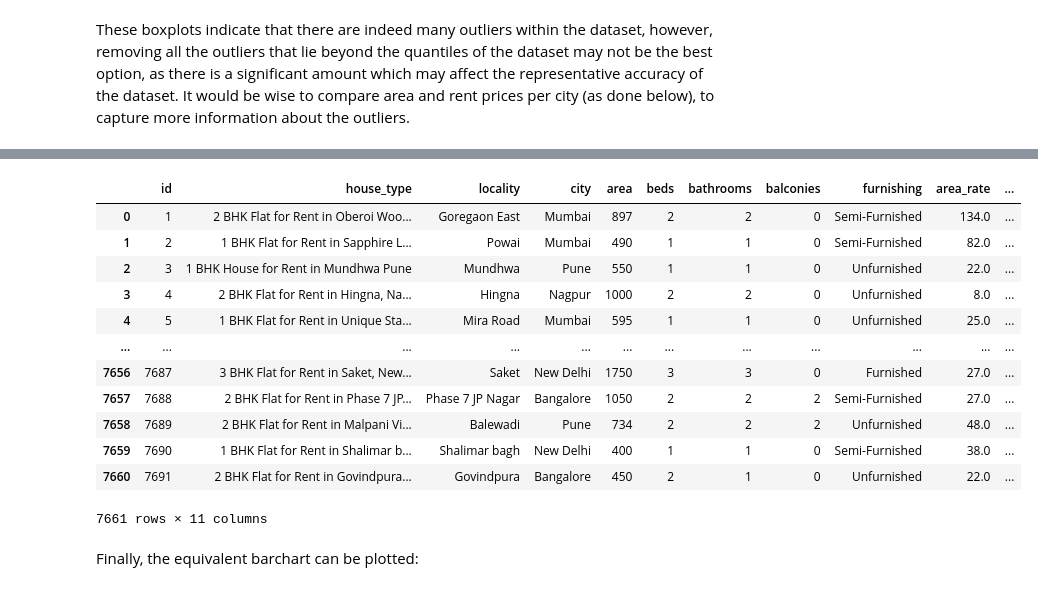
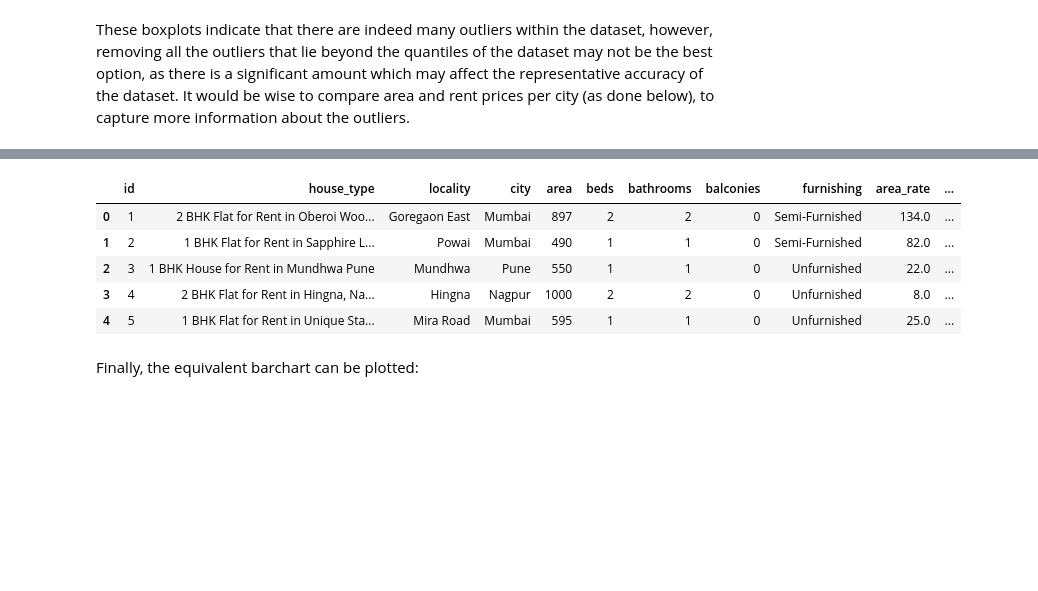
Before and after one commit to majdyousof/machine-learning-coursework, a Jupyter notebook: 02061161_code.ipynb, the cells around one changed output, grey strips where cells are left out. Cells and saved outputs as stored; diff of their text form; code cells hidden in the pictures; blank space fills up the shorter version.

```diff
--- a/02061161_code.ipynb
+++ b/02061161_code.ipynb
@@ -130,7 +130,7 @@ These boxplots indicate that there are indeed many outliers within the dataset,
 cities = data['city'].unique()
 
 # initialising the thresholds for rent and area (explanation in the next cell)
-rentthresholds = {'Mumbai': 1100000, 'Bangalore': 600000, 'New Delhi': 600000, 'Pune': 1e30, 'Nagpur': 1e30} # 1e30 is a very large number
+rentthresholds = {'Mumbai': 600000, 'Bangalore': 600000, 'New Delhi': 600000, 'Pune': 1e30, 'Nagpur': 1e30} # 1e30 is a very large number
 areathresholds = {'Mumbai': 5000, 'Bangalore': 10000, 'New Delhi': 6000, 'Pune': 5000, 'Nagpur': 3000}
 
 # Create a figure and subplots with a grid of 1 row and len(cities) columns
@@ -171,22 +171,15 @@ It is important to note that these values were ***not numerically calculated.***
 # %%
 # filtering the data based on the thresholds
 data_filtered = data.copy()
 data_filtered = data_filtered[data_filtered.apply(lambda x: x['rent'] <= rentthresholds[x['city']] and x['area'] <= areathresholds[x['city']], axis=1)].reset_index(drop=True)
-data_filtered
+data_filtered.head()
 # %% [output]
 |  | id | house_type | locality | city | area | beds | bathrooms | balconies | furnishing | area_rate | ... |
 | 0 | 1 | 2 BHK Flat for Rent in Oberoi Woo... | Goregaon East | Mumbai | 897 | 2 | 2 | 0 | Semi-Furnished | 134.0 | ... |
 | 1 | 2 | 1 BHK Flat for Rent in Sapphire L... | Powai | Mumbai | 490 | 1 | 1 | 0 | Semi-Furnished | 82.0 | ... |
 | 2 | 3 | 1 BHK House for Rent in Mundhwa Pune | Mundhwa | Pune | 550 | 1 | 1 | 0 | Unfurnished | 22.0 | ... |
 | 3 | 4 | 2 BHK Flat for Rent in Hingna, Na... | Hingna | Nagpur | 1000 | 2 | 2 | 0 | Unfurnished | 8.0 | ... |
 | 4 | 5 | 1 BHK Flat for Rent in Unique Sta... | Mira Road | Mumbai | 595 | 1 | 1 | 0 | Unfurnished | 25.0 | ... |
-| ... | ... | ... | ... | ... | ... | ... | ... | ... | ... | ... | ... |
-| 7656 | 7687 | 3 BHK Flat for Rent in Saket, New... | Saket | New Delhi | 1750 | 3 | 3 | 0 | Furnished | 27.0 | ... |
-| 7657 | 7688 | 2 BHK Flat for Rent in Phase 7 JP... | Phase 7 JP Nagar | Bangalore | 1050 | 2 | 2 | 2 | Semi-Furnished | 27.0 | ... |
-| 7658 | 7689 | 2 BHK Flat for Rent in Malpani Vi... | Balewadi | Pune | 734 | 2 | 2 | 2 | Unfurnished | 48.0 | ... |
-| 7659 | 7690 | 1 BHK Flat for Rent in Shalimar b... | Shalimar bagh | New Delhi | 400 | 1 | 1 | 0 | Semi-Furnished | 38.0 | ... |
-| 7660 | 7691 | 2 BHK Flat for Rent in Govindpura... | Govindpura | Bangalore | 450 | 2 | 1 | 0 | Unfurnished | 22.0 | ... |
-7661 rows × 11 columns
 # %% [markdown]
 Finally, the equivalent barchart can be plotted:
 # %%
```
Also changed, not shown: parts of 11 cells of this notebook, 6 other files.
